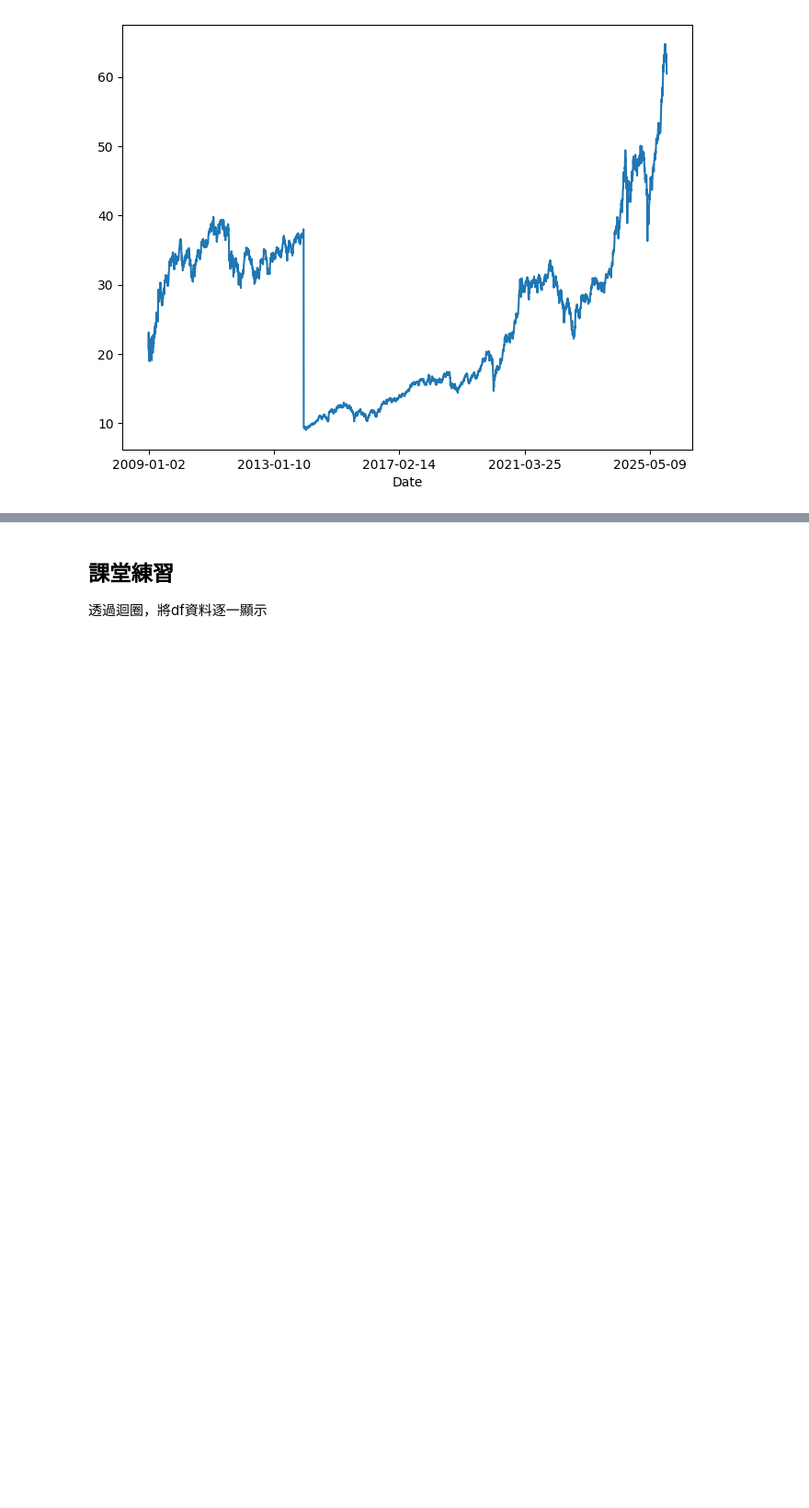
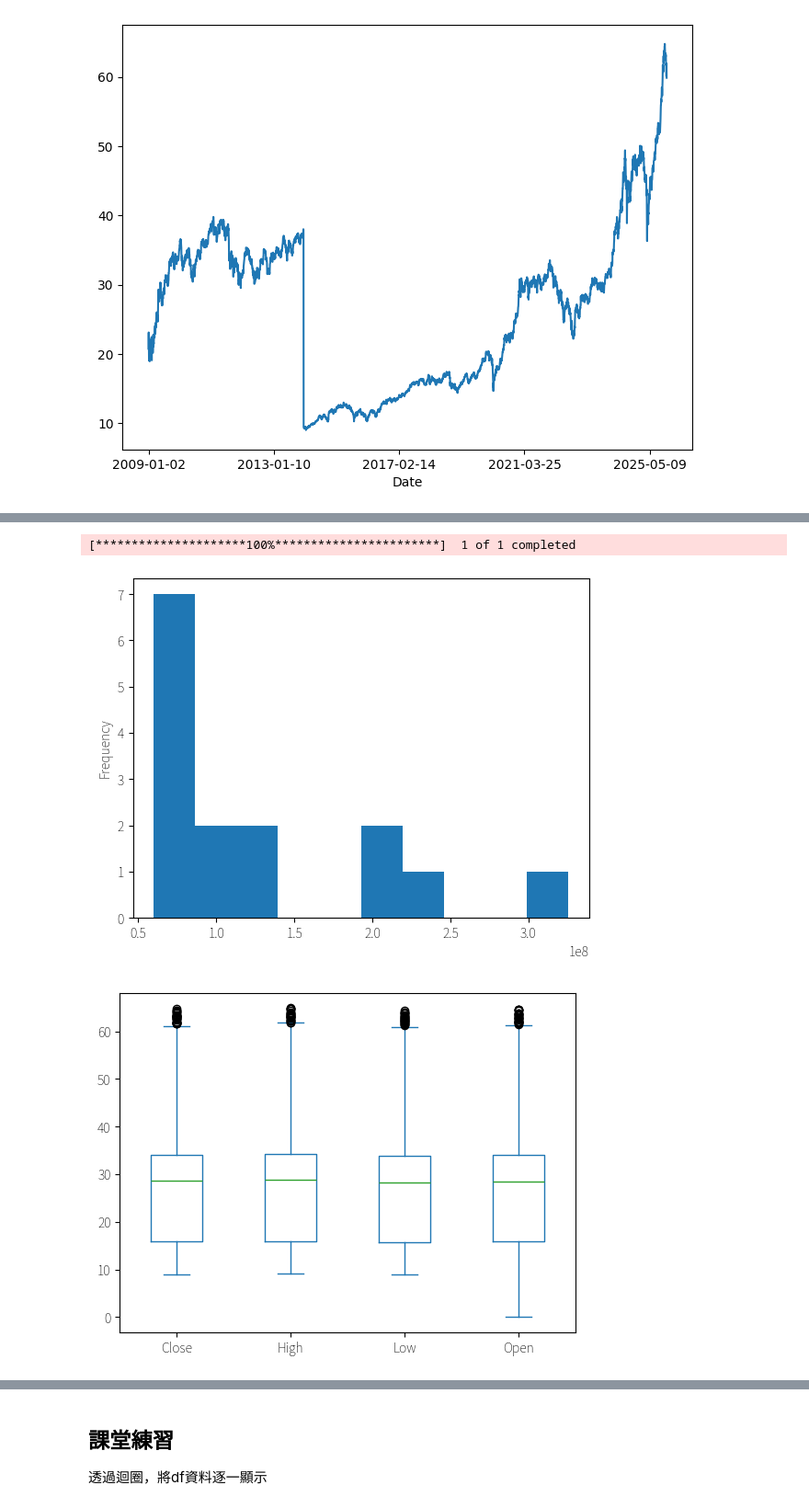
Before and after one commit to RayWang98/class_20251113, a Jupyter notebook: class_info.ipynb, the cells around one changed output, grey strips where cells are left out. Shown at 92% size. Cells and saved outputs as stored; diff of their text form; code cells hidden in the pictures; blank space fills up the shorter version.

```diff
--- a/class_info.ipynb
+++ b/class_info.ipynb
@@ -277,0 +283,10 @@ KeyError: "None of [Index([                   nan,    0.11317315411992412, -0.00
+# %%
+df = yf.download('0050.TW', start = '1993-01-01') # 恢復資料，等等繼續使用
+df.columns = df.columns.get_level_values(0)
+df.loc['2025-11']['Volume'].plot.hist()
+df[['Close', 'High', 'Low', 'Open']].plot.box()
+plt.show()
+# %% [output]
+[*********************100%***********************]  1 of 1 completed
+[figure, added]
+[figure, added]
```
Also changed, not shown: parts of 16 cells of this notebook.
